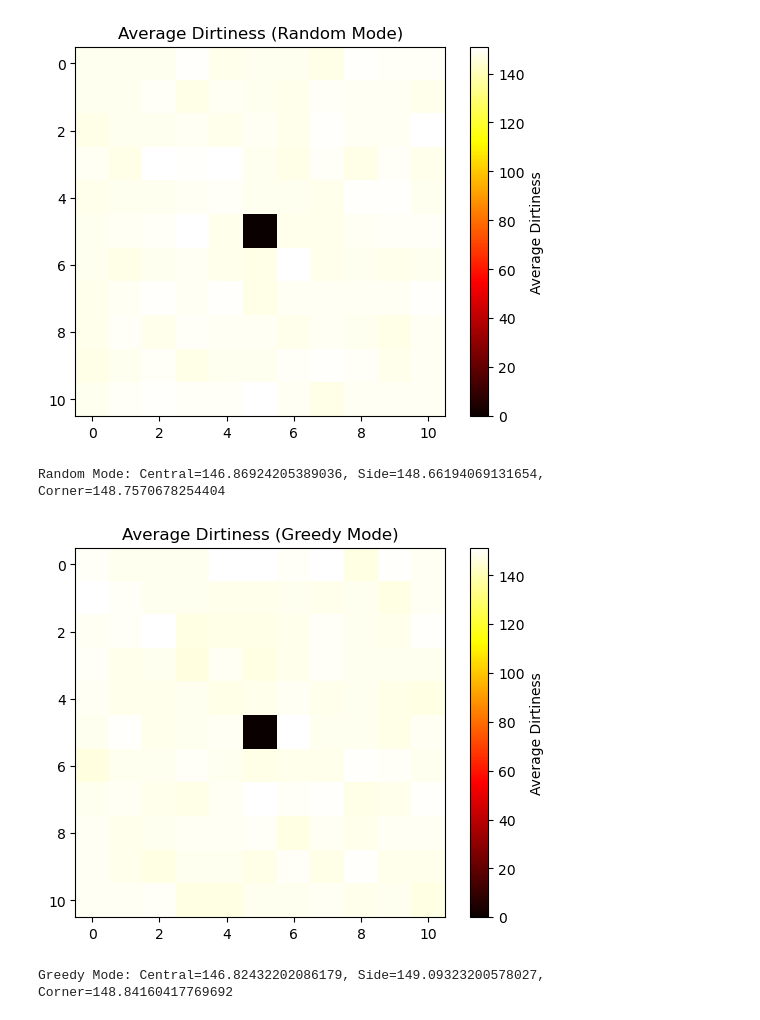
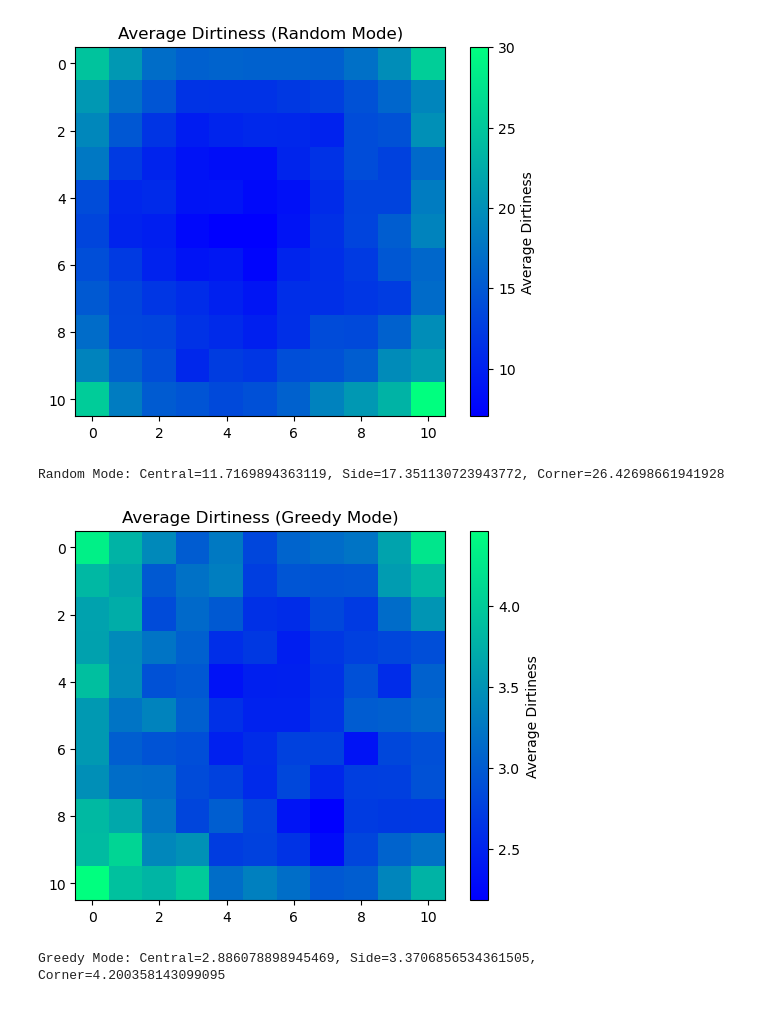
Before and after one commit to kongnj/Opti, a Jupyter notebook: optimisation Assignment Q1.ipynb, the cells around one changed output. Drawn from its saved outputs; the diff is of its cells as text; code cells hidden in the pictures.

```diff
--- a/optimisation Assignment Q1.ipynb
+++ b/optimisation Assignment Q1.ipynb
@@ -10,7 +10,7 @@ visit_counts = np.zeros((grid_size, grid_size))
 position = [grid_size // 2, grid_size // 2]
 
 # Define the number of seconds in the simulation (1 hour)
-num_seconds = 28800
+num_seconds = 86400
 
 # Run the simulation
 for _ in range(num_seconds):
@@ -40,7 +40,7 @@ for _ in range(num_seconds):
         position[1] += 1
 
 # Plot the visit counts
-plt.imshow(visit_counts, cmap='winter', interpolation='nearest')
+plt.imshow(visit_counts, cmap='viridis', interpolation='nearest')
 plt.colorbar(label='Visit Count')
 plt.title('Robotic Vacuum Visit Counts (1 Hour, Starting at Center)')
 plt.show()
@@ -50,58 +50,70 @@ plt.show()
 import numpy as np
 import matplotlib.pyplot as plt
 
-# 初始化参数
 grid_size = 11
 num_trials = 100
+runtime = 3600  # seconds
+
 dirtiness_values = {
     'random': np.zeros((num_trials, grid_size, grid_size)),
     'greedy': np.zeros((num_trials, grid_size, grid_size))
 }
 
-# 运行模拟
 for mode in ['random', 'greedy']:
     for trial in range(num_trials):
         dirtiness = np.zeros((grid_size, grid_size))
-        position = (grid_size // 2, grid_size // 2)
-        for _ in range(3600):  # 假设运行时间为1小时
-            # 每秒钟前，十个随机格子的污垢值增加
+        position = (grid_size // 2, grid_size // 2)  # Starting in the center
+        for _ in range(runtime):
+            # Contaminate 10 random grids each second
             for _ in range(10):
                 i, j = np.random.randint(0, grid_size, size=2)
                 dirtiness[i, j] += np.random.uniform(0, 1)
-            # 机器人吸尘器移动
+
+            # Movement behavior
+            moves = [(0, 1), (1, 0), (0, -1), (-1, 0)]  # right, down, left, up
             if mode == 'random':
-                # 随机模式下的移动逻辑（与第一问类似）
-                pass
+                move = moves[np.random.randint(0, len(moves))]  # Choose a random move
+                # Update position, ensuring it stays within bounds
+                position = (max(0, min(grid_size - 1, position[0] + move[0])),
+                            max(0, min(grid_size - 1, position[1] + move[1])))
             elif mode == 'greedy':
-                # 贪婪模式下的移动逻辑（朝着最脏的邻居格子移动）
-                pass
-            # 清理当前格子
+                # Check all possible positions and move to the dirtiest
+                best_move = position
+                max_dirt = -1
+                for move in moves:
+                    new_position = (position[0] + move[0], position[1] + move[1])
+                    if 0 <= new_position[0] < grid_size and 0 <= new_position[1] < grid_size:
+                        if dirtiness[new_position] > max_dirt:
+                            max_dirt = dirtiness[new_position]
+                            best_move = new_position
+                position = best_move
+
+            # Clean the current grid
             dirtiness[position] = 0
-        # 存储试验结果
+
         dirtiness_values[mode][trial] = dirtiness
 
-# 分析结果
 for mode in ['random', 'greedy']:
     average_dirtiness = np.mean(dirtiness_values[mode], axis=0)
     plt.figure()
-    plt.imshow(average_dirtiness, cmap='hot', interpolation='nearest')
+    plt.imshow(average_dirtiness, cmap='winter', interpolation='nearest')
     plt.colorbar(label='Average Dirtiness')
     plt.title(f'Average Dirtiness ({mode.capitalize()} Mode)')
     plt.show()
 
-    # 计算中心格子、侧面格子和角落格子的平均污垢值
+    # Calculate the dirtiness of central, side, and corner grids
     central_dirtiness = np.mean(average_dirtiness[1:-1, 1:-1])
     side_dirtiness = (np.mean(average_dirtiness[0, 1:-1]) +
                       np.mean(average_dirtiness[-1, 1:-1]) +
                       np.mean(average_dirtiness[1:-1, 0]) +
                       np.mean(average_dirtiness[1:-1, -1])) / 4
     corner_dirtiness = (average_dirtiness[0, 0] +
                         average_dirtiness[0, -1] +
                         average_dirtiness[-1, 0] +
                         average_dirtiness[-1, -1]) / 4
     print(f'{mode.capitalize()} Mode: Central={central_dirtiness}, Side={side_dirtiness}, Corner={corner_dirtiness}')
 # %% [output]
-[figure, old version]
+[figure, new version]
-Random Mode: Central=146.86924205389036, Side=148.66194069131654, Corner=148.7570678254404
+Random Mode: Central=11.7169894363119, Side=17.351130723943772, Corner=26.42698661941928
-[figure, old version]
+[figure, new version]
-Greedy Mode: Central=146.82432202086179, Side=149.09323200578027, Corner=148.84160417769692
+Greedy Mode: Central=2.886078898945469, Side=3.3706856534361505, Corner=4.200358143099095
```
Also changed, not shown: parts of 5 cells of this notebook.
